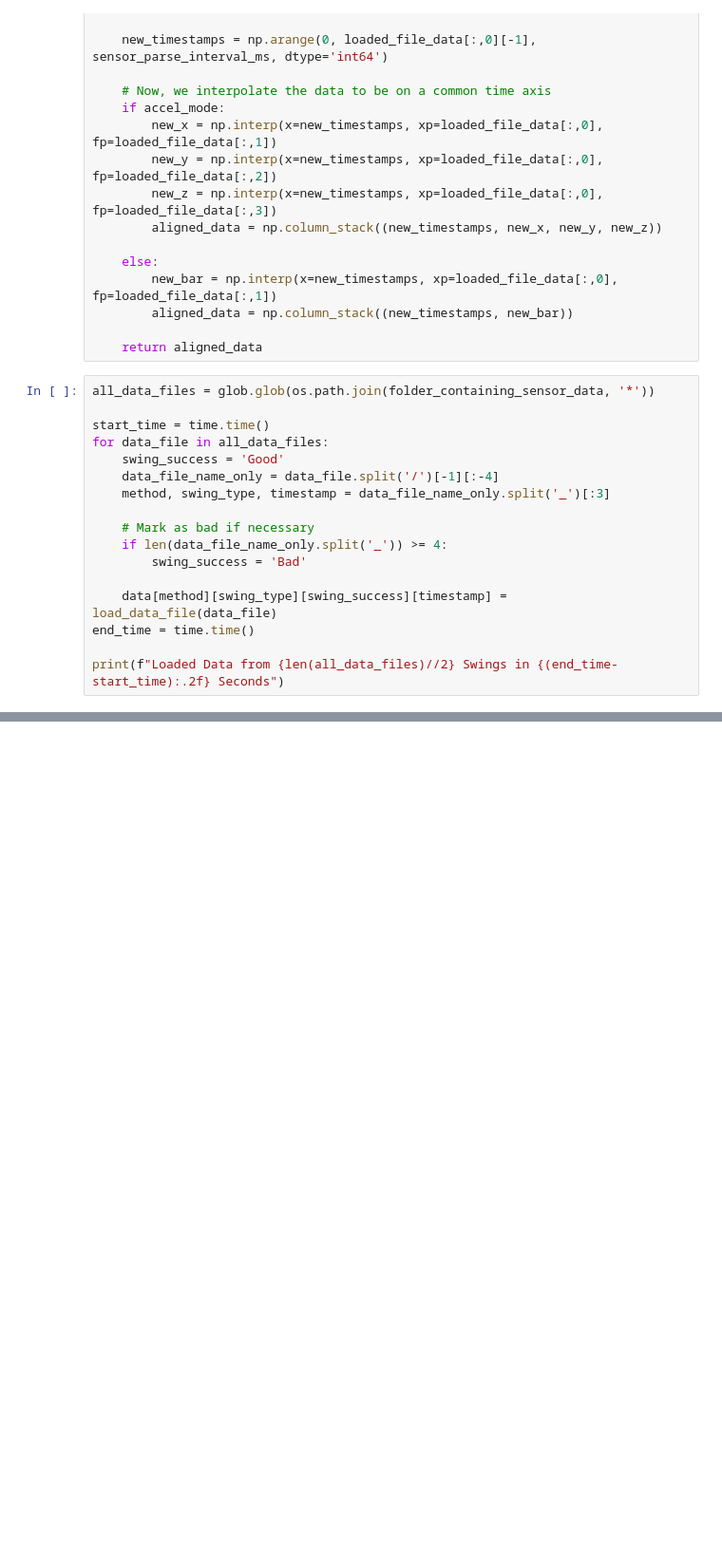
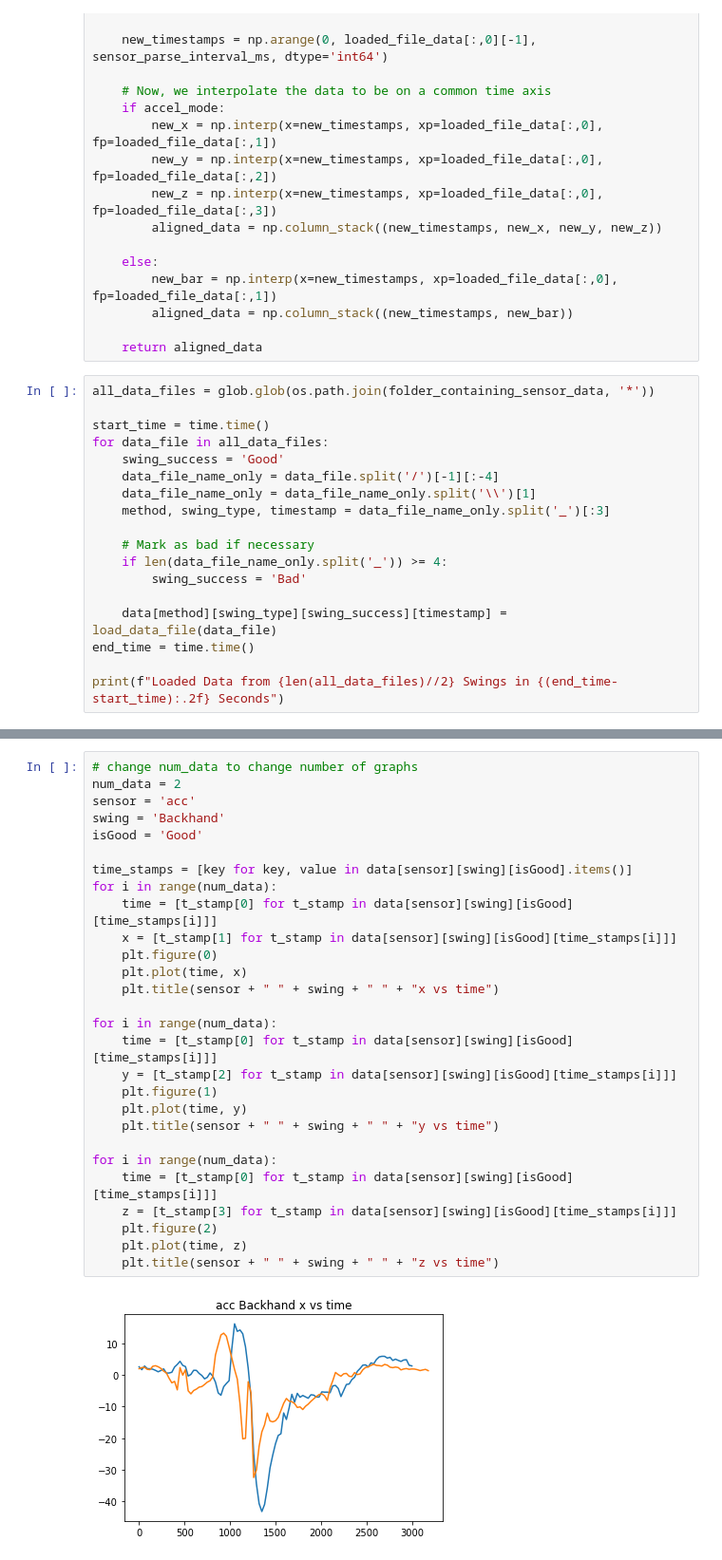
Before and after one commit to CodyRichter/Compsci-528-DeFault-Data-Classification, a Jupyter notebook: ParseSensorData.ipynb, the cells around one changed output, grey strips where cells are left out. Shown: that part at 95% size. Saved outputs shown, nothing was run; the diff lists cells and outputs as text; blank space fills up the shorter version.

Commit message:
data visual

```diff
--- a/ParseSensorData.ipynb
+++ b/ParseSensorData.ipynb
@@ -85,6 +86,7 @@ start_time = time.time()
 for data_file in all_data_files:
     swing_success = 'Good'
     data_file_name_only = data_file.split('/')[-1][:-4]
+    data_file_name_only = data_file_name_only.split('\\')[1]
     method, swing_type, timestamp = data_file_name_only.split('_')[:3]
 
     # Mark as bad if necessary
@@ -103,0 +111,30 @@ Now that the data has been recorded, it is time to create the classifier.
+# %%
+# change num_data to change number of graphs
+num_data = 2
+sensor = 'acc'
+swing = 'Backhand'
+isGood = 'Good'
+
+time_stamps = [key for key, value in data[sensor][swing][isGood].items()]
+for i in range(num_data):
+    time = [t_stamp[0] for t_stamp in data[sensor][swing][isGood][time_stamps[i]]]
+    x = [t_stamp[1] for t_stamp in data[sensor][swing][isGood][time_stamps[i]]]
+    plt.figure(0)
+    plt.plot(time, x)
+    plt.title(sensor + " " + swing + " " + "x vs time")
+
+for i in range(num_data):
+    time = [t_stamp[0] for t_stamp in data[sensor][swing][isGood][time_stamps[i]]]
+    y = [t_stamp[2] for t_stamp in data[sensor][swing][isGood][time_stamps[i]]]
+    plt.figure(1)
+    plt.plot(time, y)
+    plt.title(sensor + " " + swing + " " + "y vs time")
+
+for i in range(num_data):
+    time = [t_stamp[0] for t_stamp in data[sensor][swing][isGood][time_stamps[i]]]
+    z = [t_stamp[3] for t_stamp in data[sensor][swing][isGood][time_stamps[i]]]
+    plt.figure(2)
+    plt.plot(time, z)
+    plt.title(sensor + " " + swing + " " + "z vs time")
+# %% [output]
+[figure, added]
```
Also changed, not shown: parts of 12 cells of this notebook.
